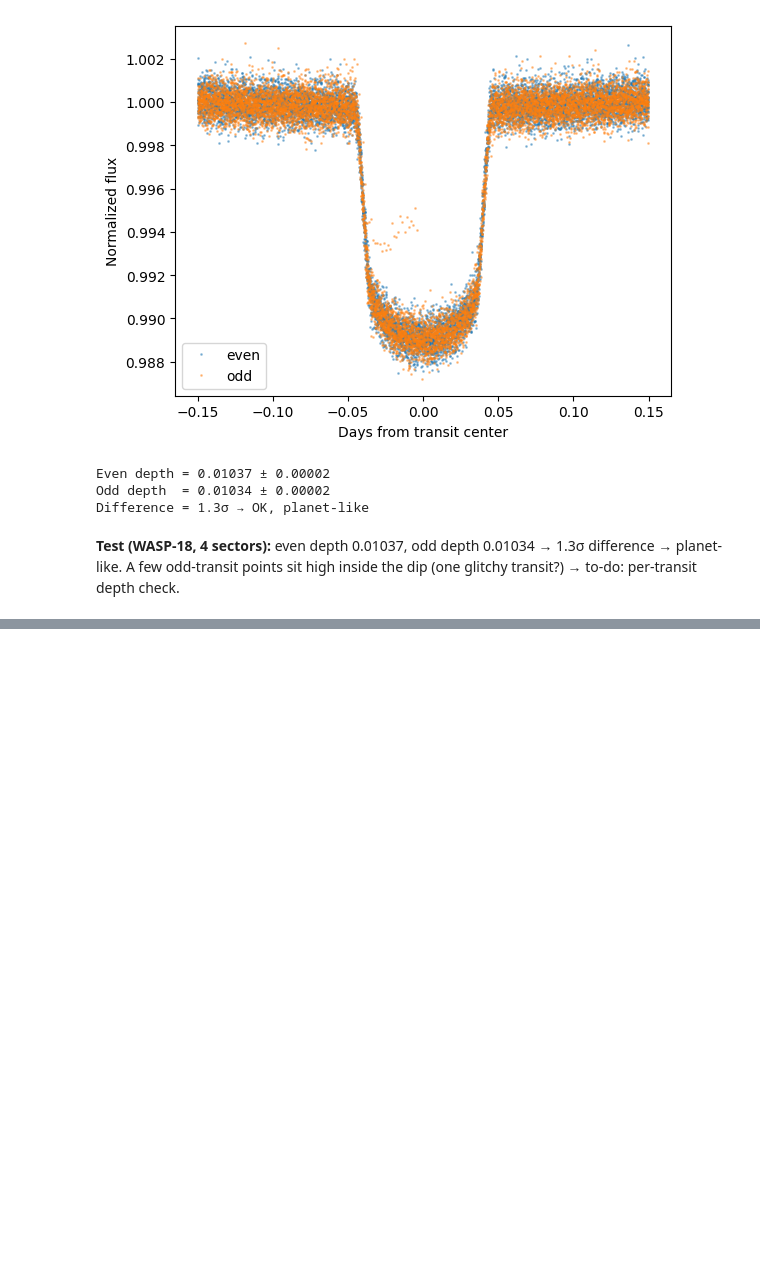
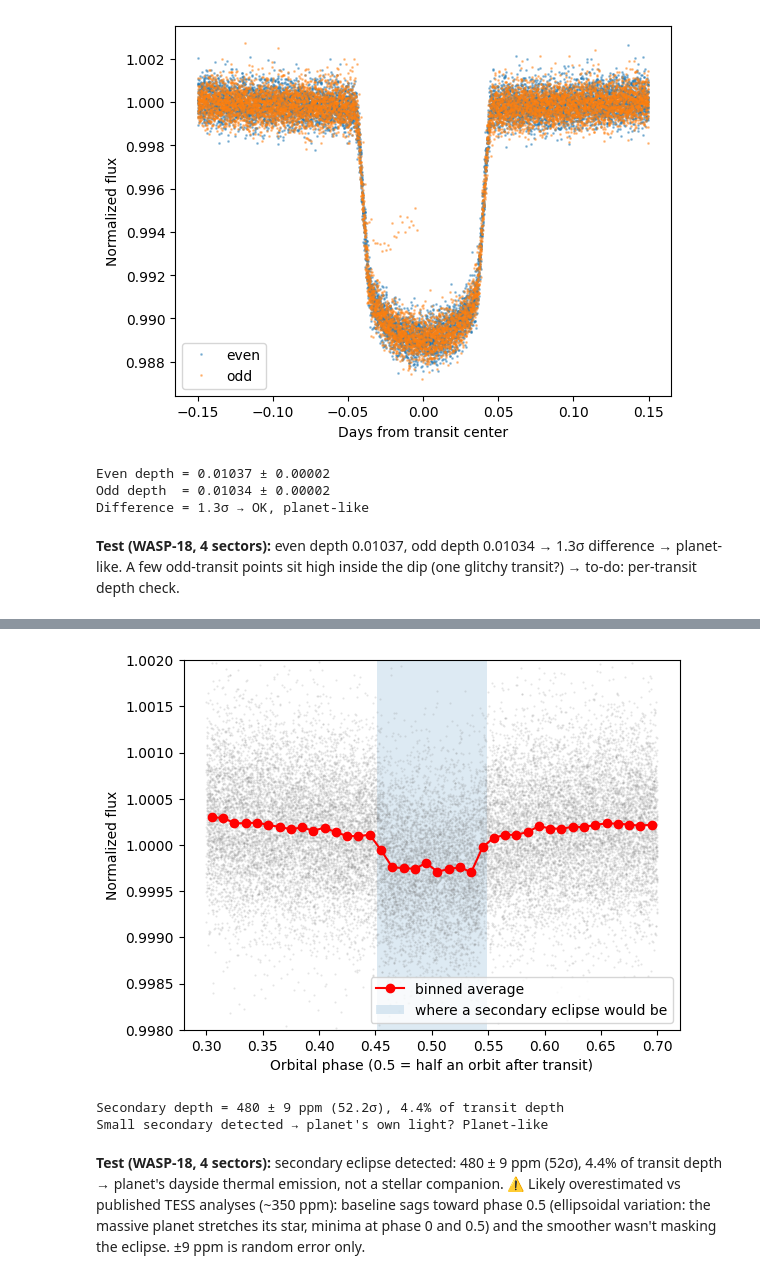
Before and after one commit to JulienRequa/exoplanet-search, a Jupyter notebook: pipeline.ipynb, the cells around one changed output, grey strips where cells are left out. Saved outputs shown, nothing was run; the diff lists cells and outputs as text; code cells hidden in the pictures; blank space fills up the shorter version.

Commit message:
Add secondary eclipse check: detect WASP-18 b thermal emission

```diff
--- a/pipeline.ipynb
+++ b/pipeline.ipynb
@@ -432,0 +442,57 @@ to-do: per-transit depth check.
+# %%
+def secondary_eclipse(lc, popt, plot=False):
+    """Look for a dip half an orbit after transit (assumes a circular orbit).
+    Returns (depth, error, sigma, ratio to the transit depth).
+    """
+    t = np.asarray(lc.time.value, dtype=float)
+    f = np.asarray(lc.flux.value, dtype=float)
+    t0, P = popt[0], popt[1]
+    phase = ((t - t0) / P) % 1                 # 0 = transit, 0.5 = half an orbit later
+
+    # Transit duration (as a fraction of the orbit), from the fitted model
+    grid = np.linspace(t0 - 0.5 * P, t0 + 0.5 * P, 5000)
+    dur = np.mean(transit_model(grid, *popt) < 1)
+
+    win = np.abs(phase - 0.5) < 0.4 * dur                       # core of where an eclipse would be
+    base = (np.abs(phase - 0.5) > dur) & (np.abs(phase - 0.5) < 0.25)   # nearby, outside it
+    depth = np.mean(f[base]) - np.mean(f[win])
+    err = np.sqrt(np.var(f[win]) / win.sum() + np.var(f[base]) / base.sum())
+    sigma = depth / err
+    primary = 1 - transit_model(np.array([t0]), *popt)[0]       # transit depth at center
+    ratio = depth / primary
+
+    if plot:
+        sel = np.abs(phase - 0.5) < 0.2
+        bins = np.linspace(0.3, 0.7, 41)
+        centers = 0.5 * (bins[1:] + bins[:-1])
+        binned = [np.mean(f[sel][(phase[sel] >= lo) & (phase[sel] < hi)])
+                  for lo, hi in zip(bins[:-1], bins[1:])]
+        plt.plot(phase[sel], f[sel], ".", ms=1, alpha=0.2, color="gray")
+        plt.plot(centers, binned, "o-", color="red", label="binned average")
+        plt.axvspan(0.5 - 0.5 * dur, 0.5 + 0.5 * dur, alpha=0.15,
+                    label="where a secondary eclipse would be")
+        plt.ylim(0.998, 1.002)
+        plt.xlabel("Orbital phase (0.5 = half an orbit after transit)")
+        plt.ylabel("Normalized flux"); plt.legend(); plt.show()
+
+    print(f"Secondary depth = {depth*1e6:.0f} ± {err*1e6:.0f} ppm ({sigma:.1f}σ), "
+          f"{ratio*100:.1f}% of transit depth")
+    if sigma > 3 and ratio > 0.1:
+        print("⚠️ Large secondary eclipse → likely eclipsing binary")
+    elif sigma > 3:
+        print("Small secondary detected → planet's own light? Planet-like")
+    else:
+        print("No secondary detected → planet-like")
+    return depth, err, sigma, ratio
+
+_ = secondary_eclipse(w18["lc"], get_popt(w18), plot=True)
+# %% [output]
+[figure, added]
+Secondary depth = 480 ± 9 ppm (52.2σ), 4.4% of transit depth
+Small secondary detected → planet's own light? Planet-like
+# %% [markdown]
+**Test (WASP-18, 4 sectors):** secondary eclipse detected: 480 ± 9 ppm (52σ),
+4.4% of transit depth → planet's dayside thermal emission, not a stellar companion.
+⚠️ Likely overestimated vs published TESS analyses (~350 ppm): baseline sags toward
+phase 0.5 (ellipsoidal variation: the massive planet stretches its star, minima at
+phase 0 and 0.5) and the smoother wasn't masking the eclipse. ±9 ppm is random error only.
```
Also changed, not shown: parts of 2 cells of this notebook.
